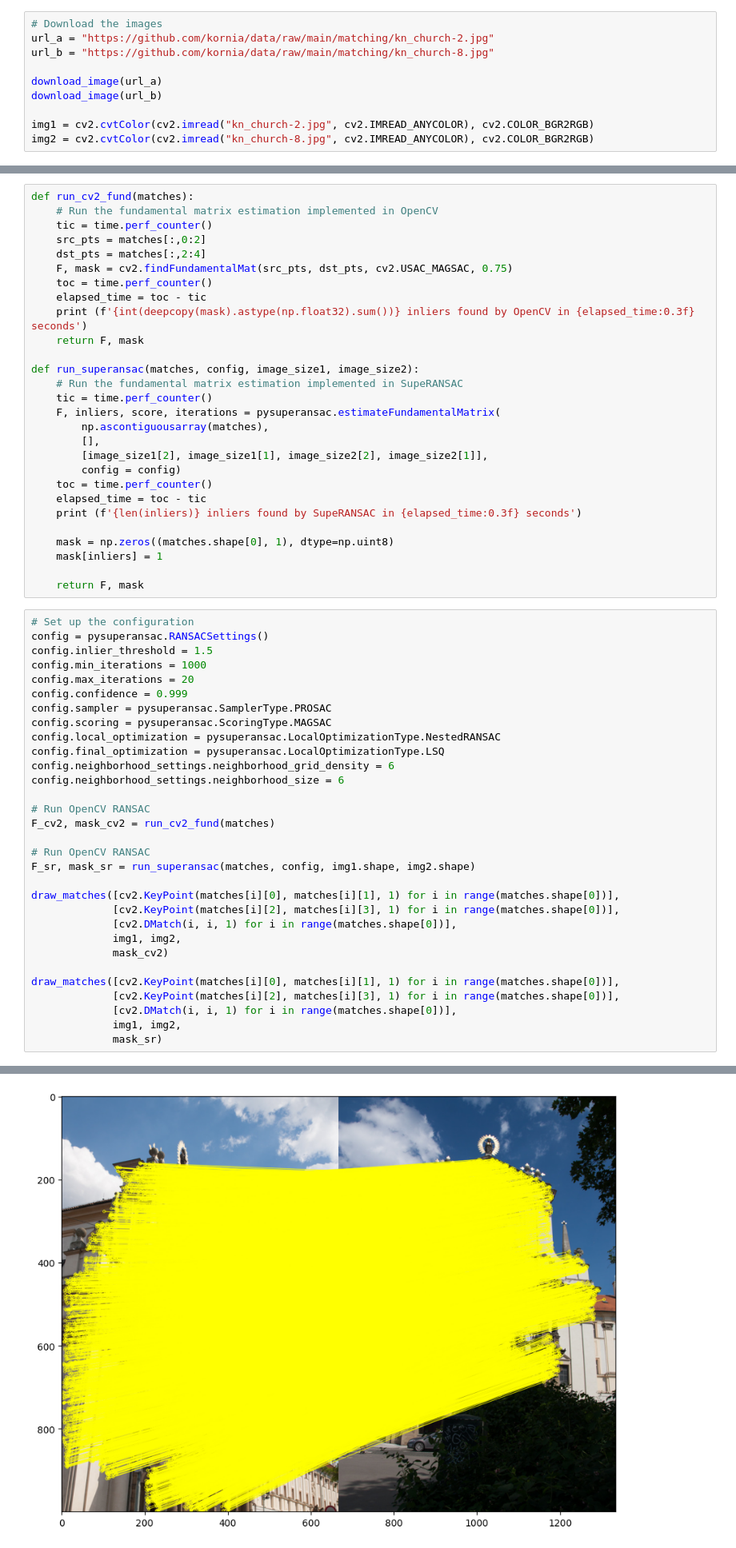
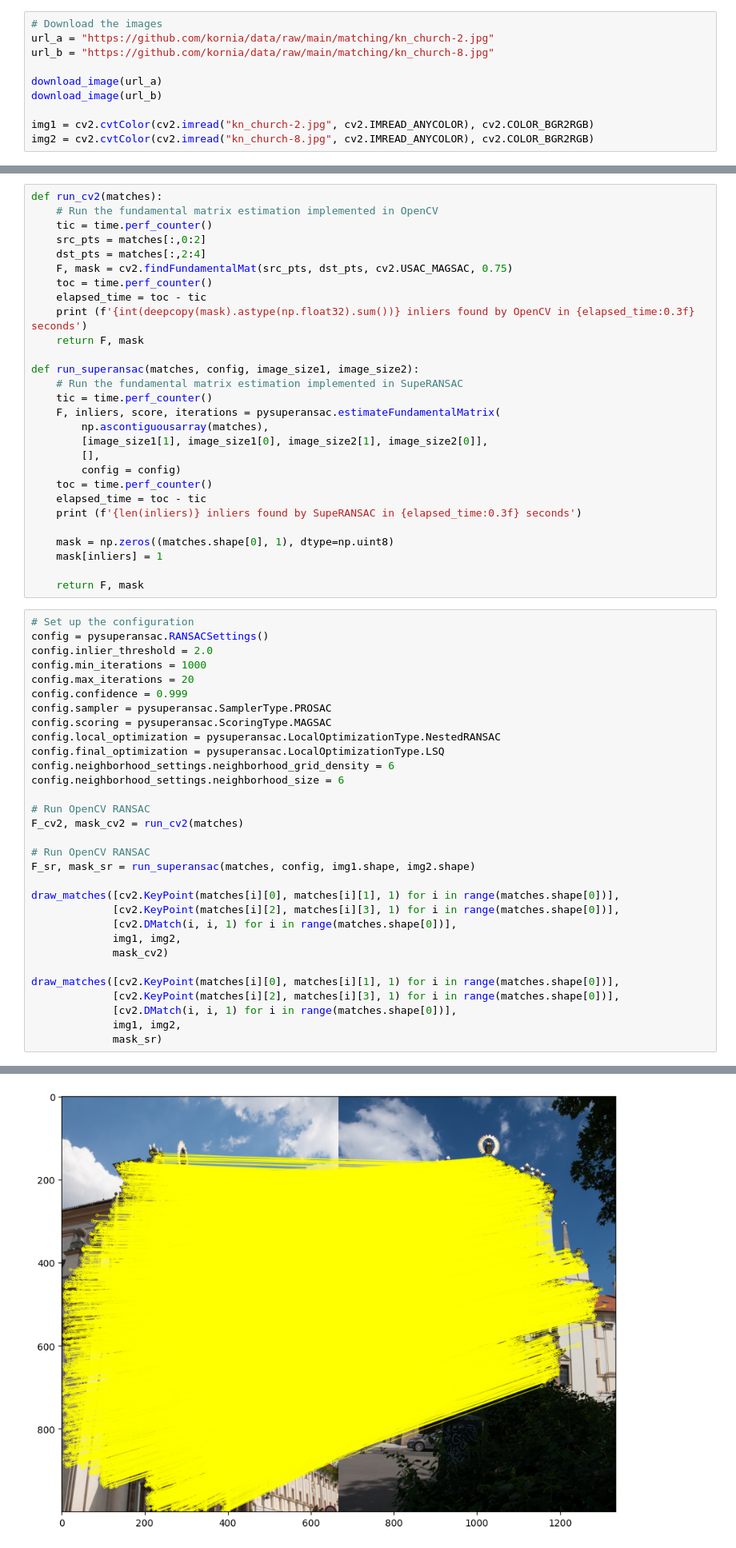
Before and after one commit to danini/superansac, a Jupyter notebook: examples/example_fundamental_matrix_fitting_roma.ipynb, the cells around one changed output, grey strips where cells are left out. Shown at 80% size. Drawn from its saved outputs; the diff is of its cells as text.

```diff
--- a/examples/example_fundamental_matrix_fitting_roma.ipynb
+++ b/examples/example_fundamental_matrix_fitting_roma.ipynb
@@ -85,5 +85,5 @@ draw_matches([cv2.KeyPoint(matches[i][0], matches[i][1], 1) for i in range(match
 # %%
-def run_cv2_fund(matches):
+def run_cv2(matches):
     # Run the fundamental matrix estimation implemented in OpenCV
     tic = time.perf_counter()
     src_pts = matches[:,0:2]
@@ -99,8 +99,8 @@ def run_superansac(matches, config, image_size1, image_size2):
     tic = time.perf_counter()
     F, inliers, score, iterations = pysuperansac.estimateFundamentalMatrix(
         np.ascontiguousarray(matches),
+        [image_size1[1], image_size1[0], image_size2[1], image_size2[0]],
         [],
-        [image_size1[2], image_size1[1], image_size2[2], image_size2[1]],
         config = config)
     toc = time.perf_counter()
     elapsed_time = toc - tic
@@ -113,7 +113,7 @@ def run_superansac(matches, config, image_size1, image_size2):
 # %%
 # Set up the configuration
 config = pysuperansac.RANSACSettings()
-config.inlier_threshold = 1.5
+config.inlier_threshold = 2.0
 config.min_iterations = 1000
 config.max_iterations = 20
 config.confidence = 0.999
@@ -125,7 +125,7 @@ config.neighborhood_settings.neighborhood_grid_density = 6
 config.neighborhood_settings.neighborhood_size = 6
 
 # Run OpenCV RANSAC
-F_cv2, mask_cv2 = run_cv2_fund(matches)
+F_cv2, mask_cv2 = run_cv2(matches)
 
 # Run OpenCV RANSAC
 F_sr, mask_sr = run_superansac(matches, config, img1.shape, img2.shape)
@@ -148 +148 @@ draw_matches([cv2.KeyPoint(matches[i][0], matches[i][1], 1) for i in range(match
-[figure, old version]
+[figure, new version]
```
Also changed, not shown: parts of 2 cells of this notebook, 7 other files.
